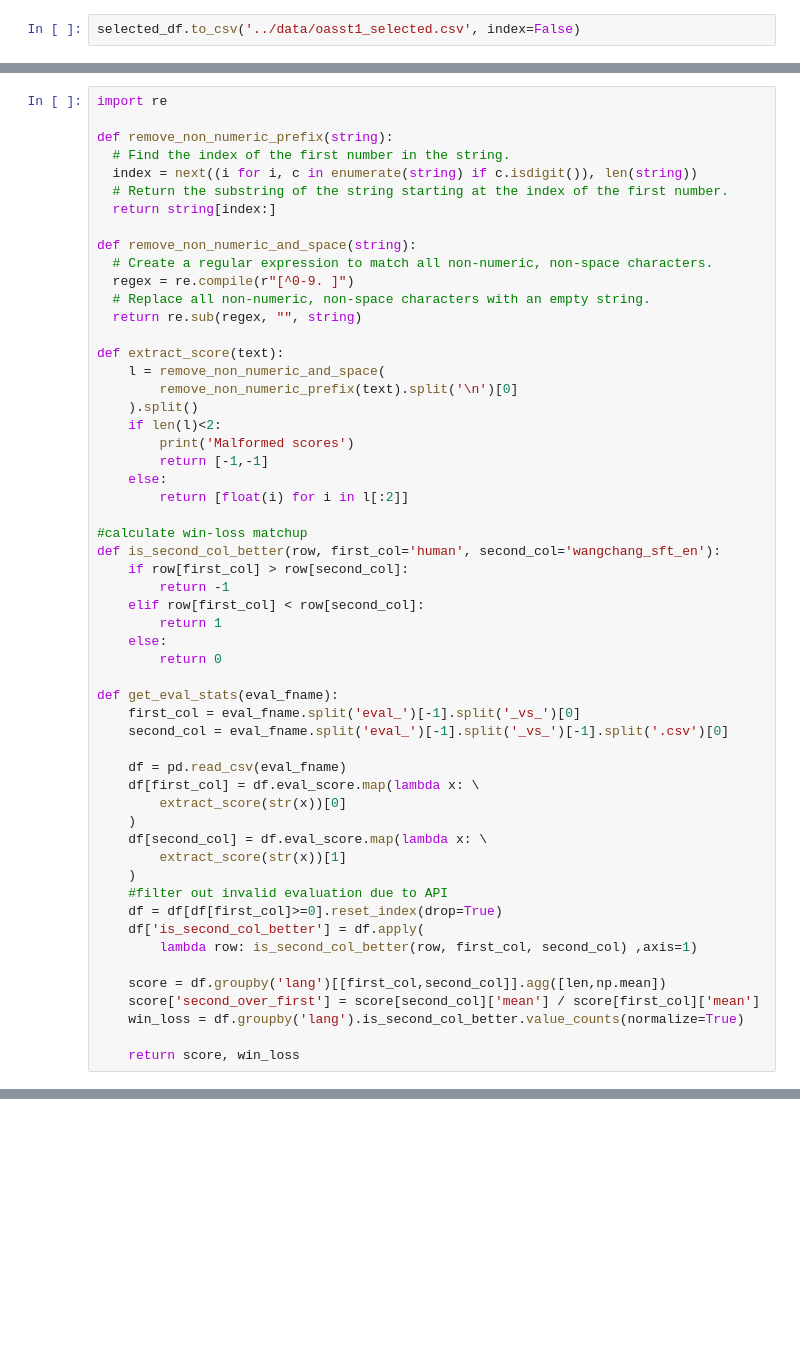
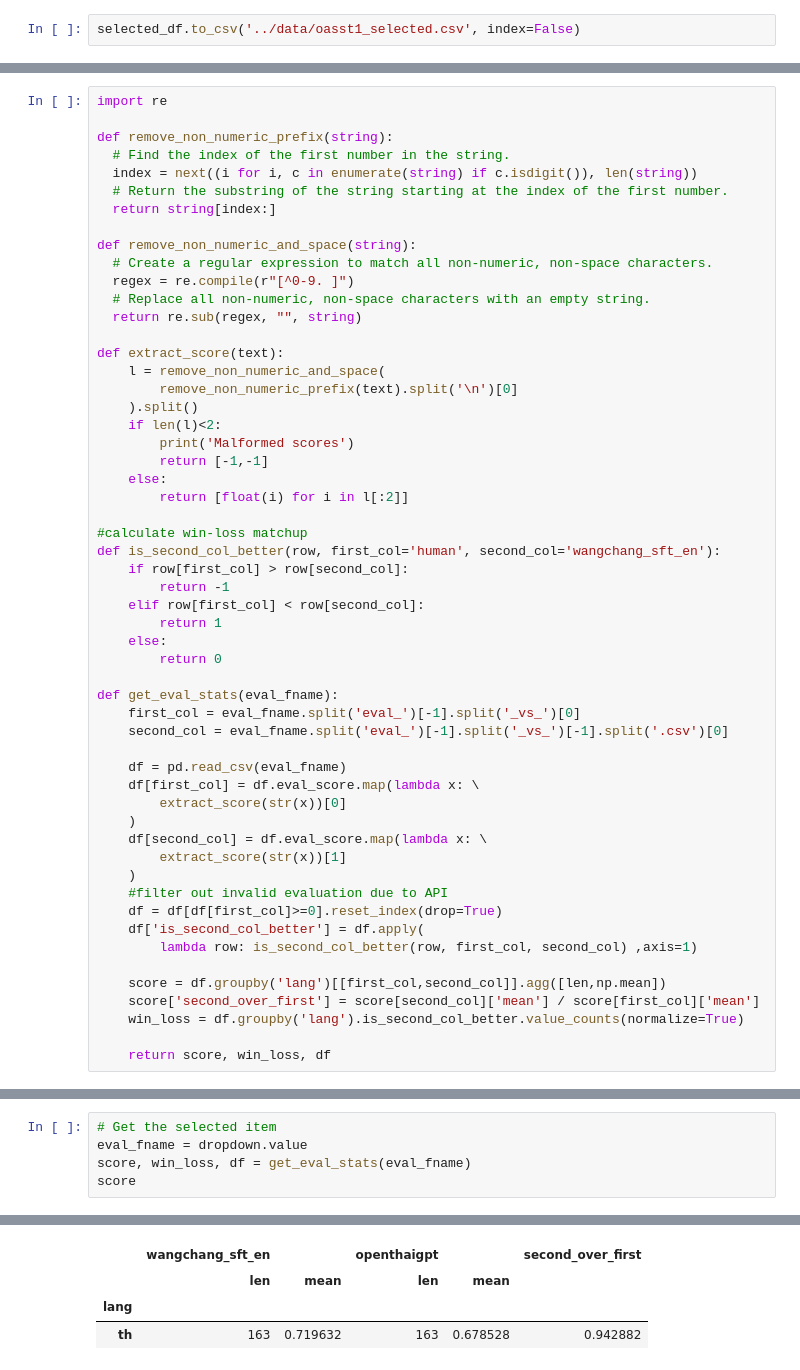
Before and after one commit to PyThaiNLP/WangChanGLM, a Jupyter notebook: notebook/evaluate_chatgpt.ipynb, the cells around one changed output, grey strips where cells are left out. Saved outputs shown, nothing was run; the diff lists cells and outputs as text; blank space fills up the shorter version.

```diff
--- a/notebook/evaluate_chatgpt.ipynb
+++ b/notebook/evaluate_chatgpt.ipynb
@@ -239,4 +239,4 @@ def get_eval_stats(eval_fname):
     score['second_over_first'] = score[second_col]['mean'] / score[first_col]['mean']
     win_loss = df.groupby('lang').is_second_col_better.value_counts(normalize=True)
 
-    return score, win_loss
+    return score, win_loss, df
@@ -263,0 +252,6 @@ score
+# %%
+# Get the selected item
+eval_fname = dropdown.value
+score, win_loss, df = get_eval_stats(eval_fname)
+score
+# %% [output]
@@ -264,3 +264,7 @@ score
+|  | wangchang_sft_en |  | openthaigpt |  | second_over_first |
+|  | len | mean | len | mean |  |
+| lang |  |  |  |  |  |
+| th | 163 | 0.719632 | 163 | 0.678528 | 0.942882 |
 # %%
 win_loss
 # %% [output]
```
Also changed, not shown: parts of 16 cells of this notebook.
